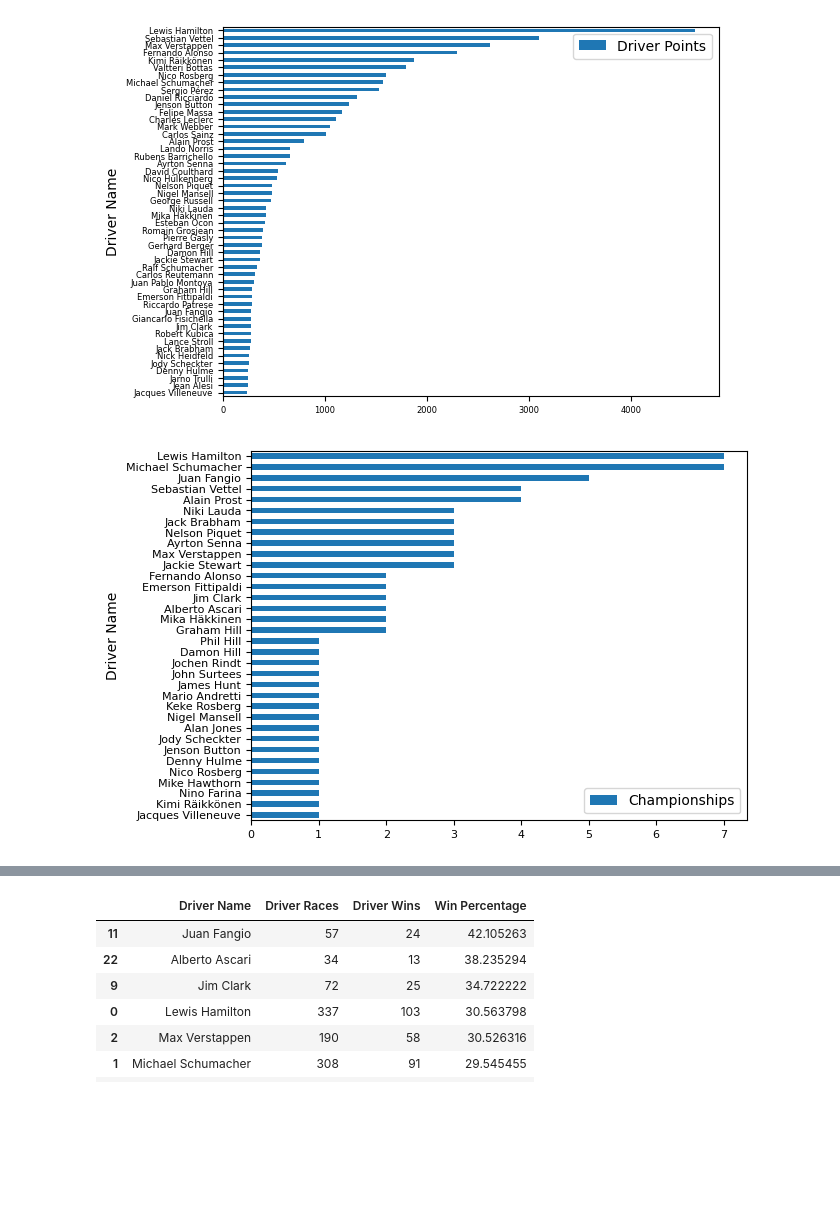
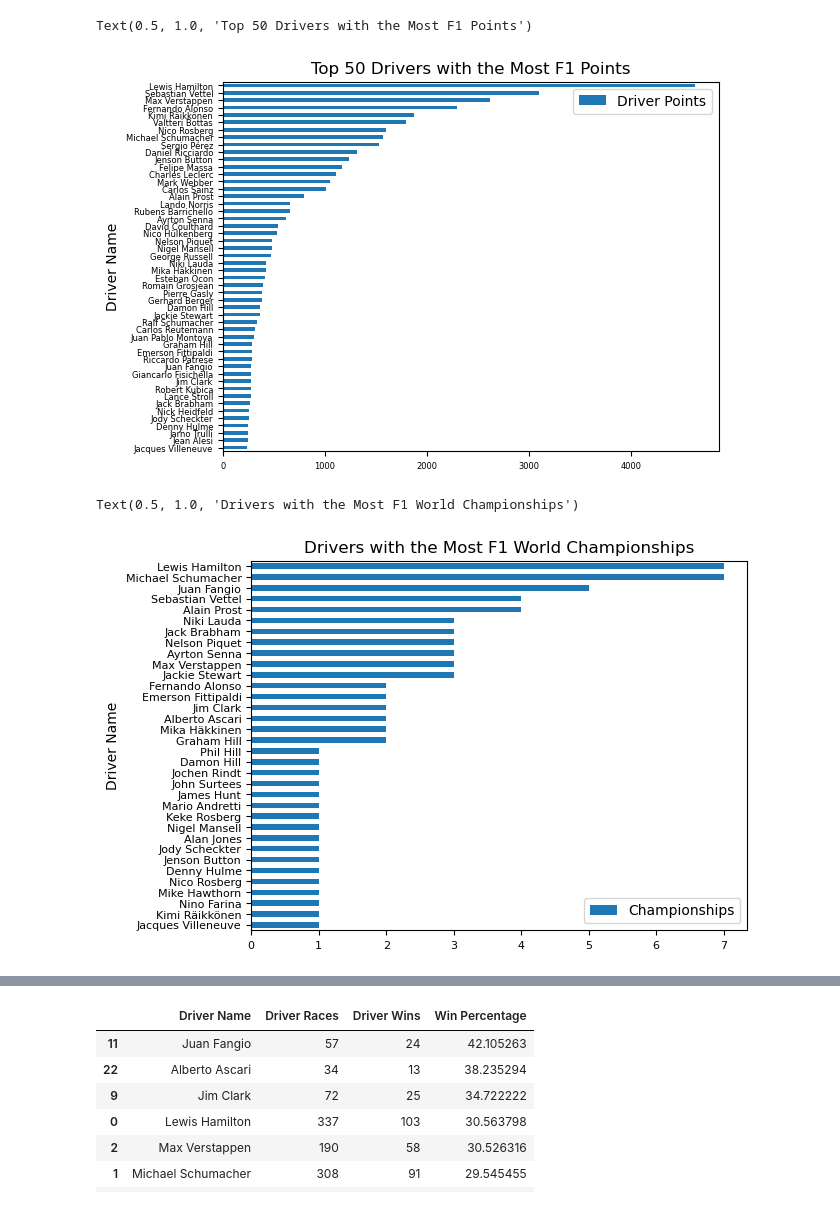
Before and after one commit to hr546/BEE2041-Empirical-Project, a Jupyter notebook: BEE2041_Empirical_Project_-_A_Data-Driven_Investigation_to_Identify_the_best_Formula_One_Driver_of_All_Time.ipynb, the cells around one changed output, grey strips where cells are left out. Cells and saved outputs as stored; diff of their text form; code cells hidden in the pictures; blank space fills up the shorter version.

```diff
--- a/BEE2041_Empirical_Project_-_A_Data-Driven_Investigation_to_Identify_the_best_Formula_One_Driver_of_All_Time.ipynb
+++ b/BEE2041_Empirical_Project_-_A_Data-Driven_Investigation_to_Identify_the_best_Formula_One_Driver_of_All_Time.ipynb
@@ -202,7 +200,4 @@ plt.gca().invert_yaxis()
 # %%
-# Bar chart of points
-# https://pitwall.app/records/points-scored
-
 # Creating a bar chart to demonstrate the number of points for each driver
 # Only the drivers within the top 50 for points have been included
 
@@ -214,40 +209,41 @@ response = BeautifulSoup(request.urlopen(url), 'html.parser')
 TAB = response.find('table')
 
 Points_df = pd.DataFrame(columns = ['Position','Driver Name','First Points','Last Points','Driver Races','Driver Points'])
 
 rows = TAB.find_all('tr')
 
 # Inserting the webscraped data into the dataframe
 for row in rows[1:]:
     cells = row.find_all('td')
     row_contents = []
     for cell in cells:
         row_contents.append(cell.text.strip())
     length = len(Points_df)
     Points_df.loc[length] = row_contents
 
 # Dropping unnecessary columns from the dataframe
 Points_df = Points_df.drop('First Points', axis=1)
 Points_df = Points_df.drop('Last Points', axis=1)
 Points_df = Points_df.drop('Position', axis=1)
 
 # Changing the 'Driver Points' column from a string to an integer by first removing the commas
 Points_df = Points_df.replace(",","", regex=True)
 Points_df['Driver Points'] = Points_df['Driver Points'].astype(float)
 
 # Plotting the bar chart for number of points
 Points_df.plot.barh(x = 'Driver Name', y = 'Driver Points', fontsize = 6)
 
 # Inverting the graph so that the drivers with the highest number of points are listed first
 plt.gca().invert_yaxis()
+
+# Adding a title to the graph
+plt.title('Top 50 Drivers with the Most F1 Points')
 # %% [output]
+Text(0.5, 1.0, 'Top 50 Drivers with the Most F1 Points')
-[figure, old version]
+[figure, new version]
 # %%
-# Bar chart of world championships
-# https://pitwall.app/records/driver-championships
-
 # Creating a bar chart to demonstrate the number of world championships won by each driver
-# Only 34 drivers are included, as only 34 drivers have ever won a drivers' world championship
+# Please note that only 34 drivers are included, as only 34 drivers have ever won a drivers' world championship
 
 # Webscraping the website containing the number of points for each driver (1-34)
 url = ' https://pitwall.app/records/driver-championships'
@@ -282,8 +278,12 @@ Championships_df.plot.barh(x = 'Driver Name', y = 'Championships', fontsize = 8)
 
 # Inverting the graph so that the drivers with the highest number of championships are listed first
 plt.gca().invert_yaxis()
+
+# Adding a title to the graph
+plt.title("Drivers with the Most F1 World Championships")
 # %% [output]
+Text(0.5, 1.0, 'Drivers with the Most F1 World Championships')
-[figure, old version]
+[figure, new version]
 # %%
 # Discussion about how this is surface level analysis - Lewis Hamilton is best based on wins/championships but that doesn't
 # take into account the strength of the car compared to the rest of the field (and thus how much of their success is
```
Also changed, not shown: parts of 9 cells of this notebook.
